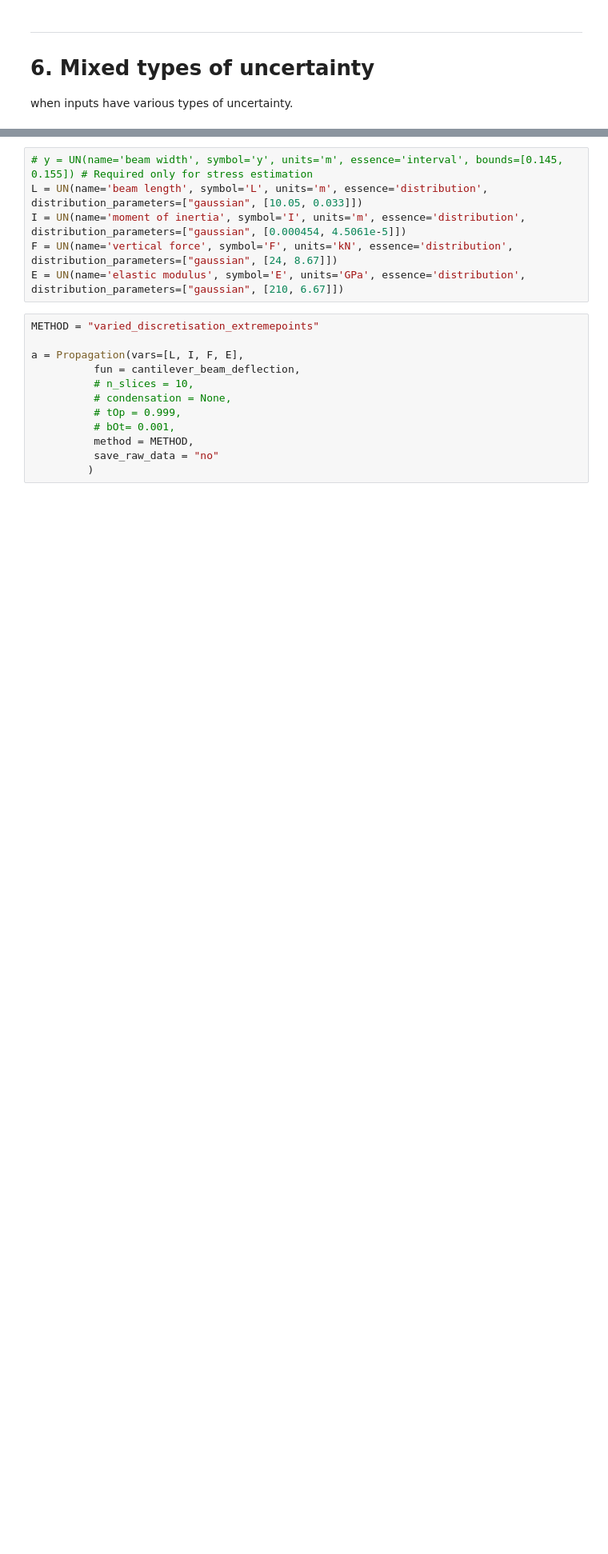
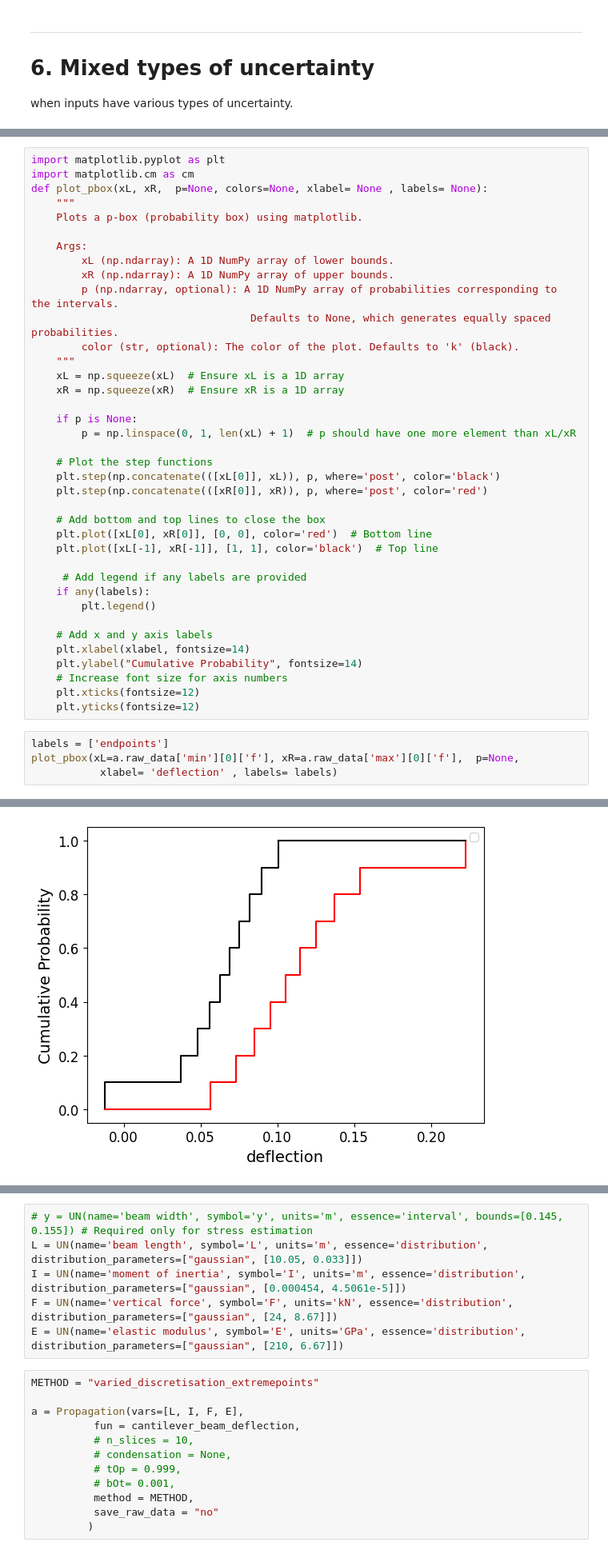
Before and after one commit to leslieDLcy/PyUncertainNumber, a Jupyter notebook: src/PyUncertainNumber/propagation/UP_demonstration[CantileverBbeam].ipynb, the cells around one changed output, grey strips where cells are left out. Shown at 80% size. Drawn from its saved outputs; the diff is of its cells as text; blank space fills up the shorter version.

```diff
--- a/src/PyUncertainNumber/propagation/UP_demonstration[CantileverBbeam].ipynb
+++ b/src/PyUncertainNumber/propagation/UP_demonstration[CantileverBbeam].ipynb
@@ -554,0 +629,43 @@ a = Propagation(vars=[L, I, F, E],
+# %%
+import matplotlib.pyplot as plt
+import matplotlib.cm as cm
+def plot_pbox(xL, xR,  p=None, colors=None, xlabel= None , labels= None):
+    """
+    Plots a p-box (probability box) using matplotlib.
+
+    Args:
+        xL (np.ndarray): A 1D NumPy array of lower bounds.
+        xR (np.ndarray): A 1D NumPy array of upper bounds.
+        p (np.ndarray, optional): A 1D NumPy array of probabilities corresponding to the intervals.
+                                   Defaults to None, which generates equally spaced probabilities.
+        color (str, optional): The color of the plot. Defaults to 'k' (black).
+    """
+    xL = np.squeeze(xL)  # Ensure xL is a 1D array
+    xR = np.squeeze(xR)  # Ensure xR is a 1D array
+
+    if p is None:
+        p = np.linspace(0, 1, len(xL) + 1)  # p should have one more element than xL/xR
+
+    # Plot the step functions
+    plt.step(np.concatenate(([xL[0]], xL)), p, where='post', color='black')
+    plt.step(np.concatenate(([xR[0]], xR)), p, where='post', color='red')
+
+    # Add bottom and top lines to close the box
+    plt.plot([xL[0], xR[0]], [0, 0], color='red')  # Bottom line
+    plt.plot([xL[-1], xR[-1]], [1, 1], color='black')  # Top line
+
+     # Add legend if any labels are provided
+    if any(labels):
+        plt.legend()
+
+    # Add x and y axis labels
+    plt.xlabel(xlabel, fontsize=14)
+    plt.ylabel("Cumulative Probability", fontsize=14)
+    # Increase font size for axis numbers
+    plt.xticks(fontsize=12)
+    plt.yticks(fontsize=12)
+# %%
+labels = ['endpoints']
+plot_pbox(xL=a.raw_data['min'][0]['f'], xR=a.raw_data['max'][0]['f'],  p=None,
+           xlabel= 'deflection' , labels= labels)
+# %% [output]
@@ -555 +673,2 @@ a = Propagation(vars=[L, I, F, E],
+[figure, added]
 # %%
```
Also changed, not shown: parts of 74 cells of this notebook, 3 other files.
